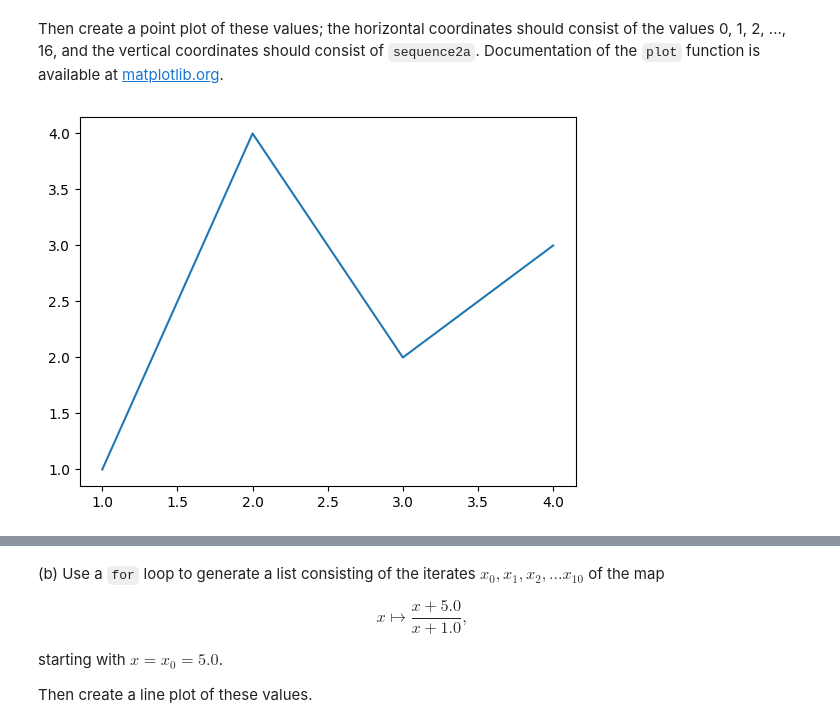
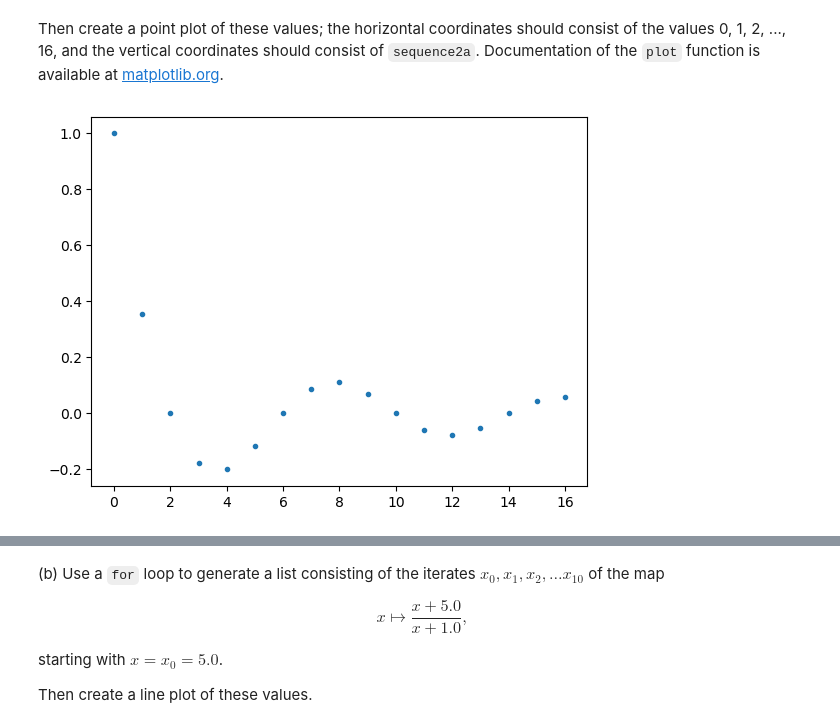
Before and after one commit to Imperial-MATH40006/term1-week7-valentinbruehl, a Jupyter notebook: term1week7.ipynb, the cells around one changed output, grey strips where cells are left out. Cells and saved outputs as stored; diff of their text form; code cells hidden in the pictures.

Commit message:
plots work

```diff
--- a/term1week7.ipynb
+++ b/term1week7.ipynb
@@ -231,13 +240,15 @@ Question 2(a) is correct!!
 Then create a point plot of these values; the horizontal coordinates should consist of the values 0, 1, 2, ..., 16, and the vertical coordinates should consist of `sequence2a`. Documentation of the `plot` function is available at <a href='https://matplotlib.org/'>matplotlib.org</a>.
 # %%
 # plot
-import matplotlib
+# works
 import matplotlib.pyplot as plt
-# works
-plt.plot([1, 2, 3, 4], [1, 4, 2, 3])  # Plot some data
+%matplotlib inline
+
+fig, ax = plt.subplots()
+ax.plot([i for i in range(17)], sequence2a, '.')  # Plot some data
 plt.show()
 # %% [output]
-[figure, old version]
+[figure, new version]
 # %%
 # 1 Mark
 _globals = globals()
```
Also changed, not shown: parts of 16 cells of this notebook.
